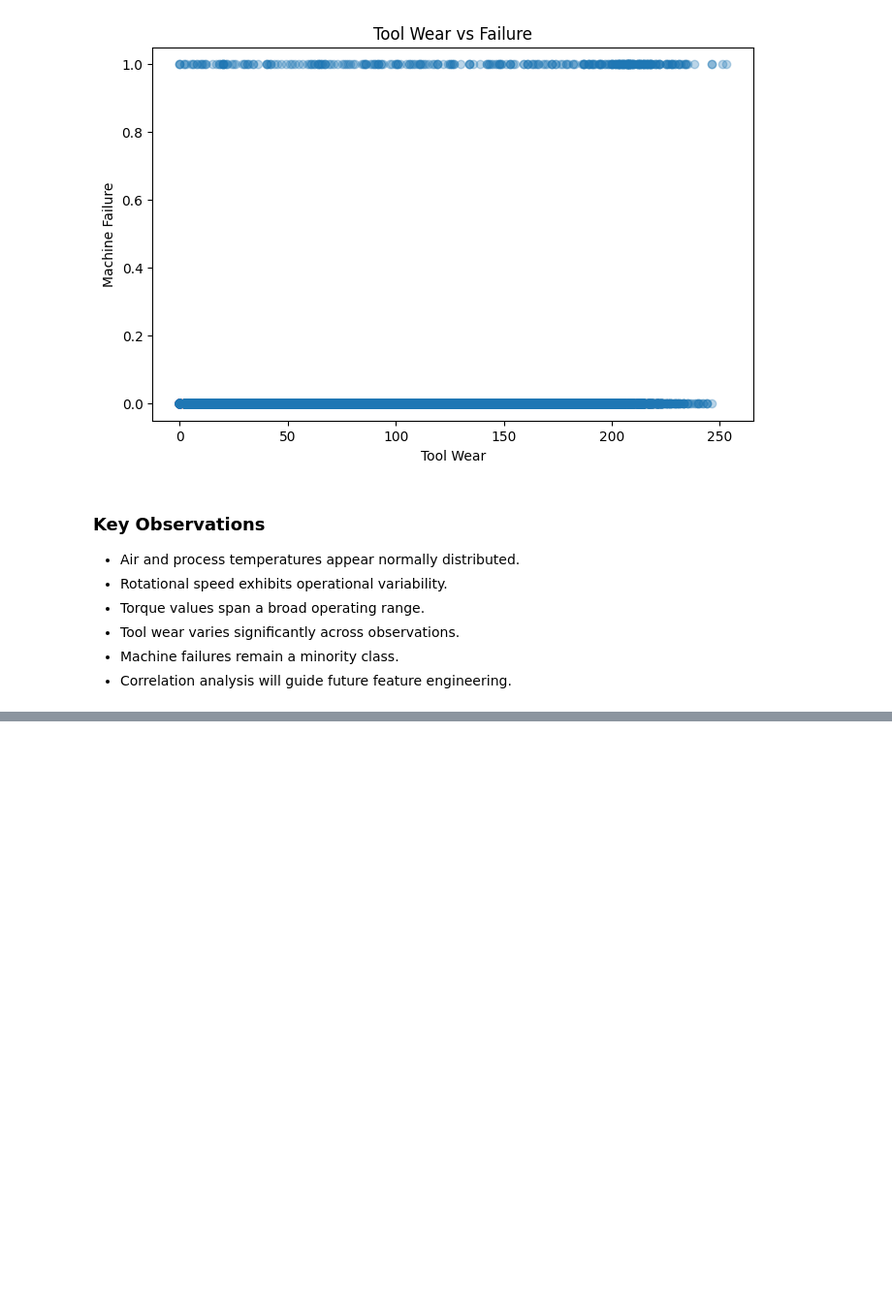
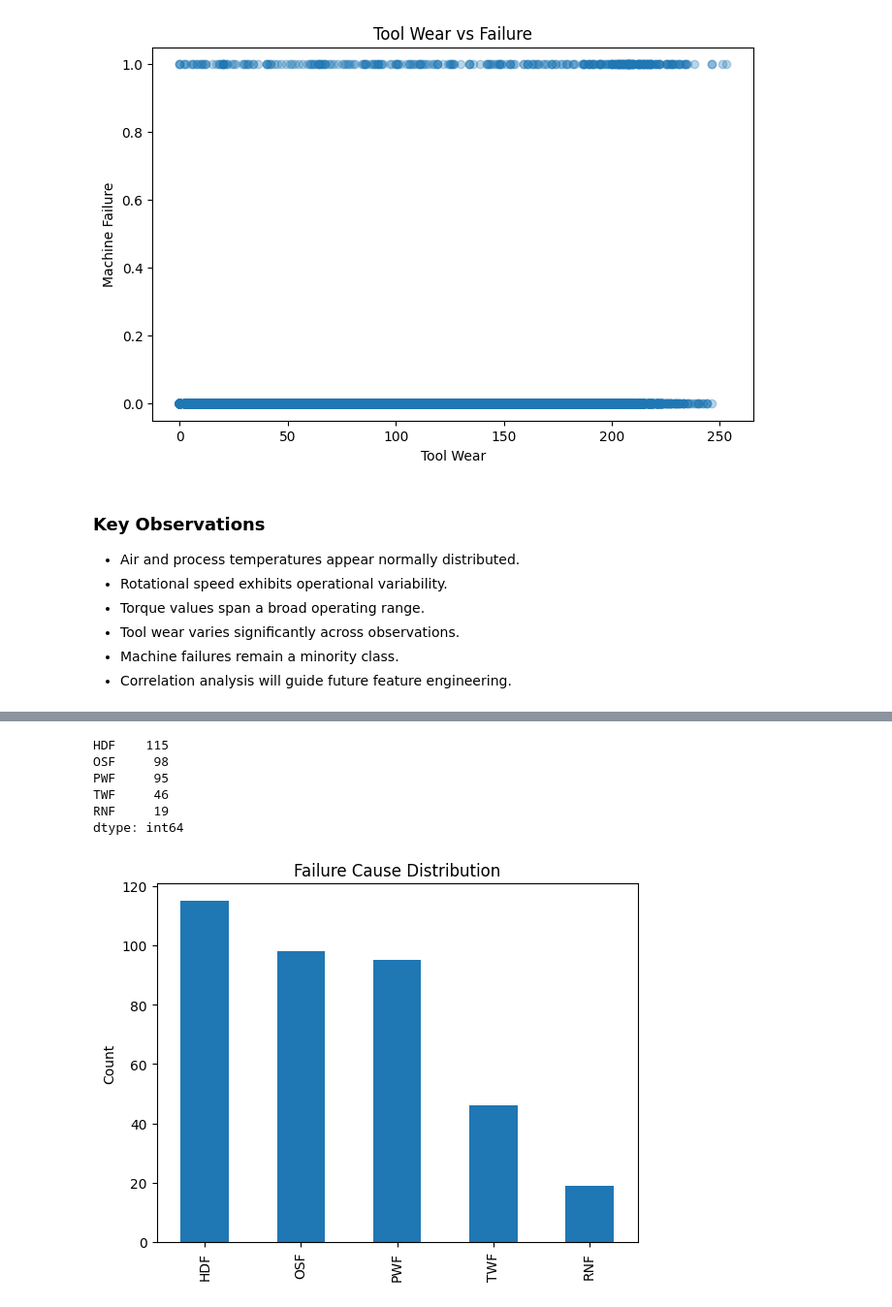
Before and after one commit to snpdsai/predictive-maintenance-contextual-ai, a Jupyter notebook: notebooks/01_data_ingestion.ipynb, the cells around one changed output, grey strips where cells are left out. Shown at 97% size. Cells and saved outputs as stored; diff of their text form; code cells hidden in the pictures; blank space fills up the shorter version.

Commit message:
Analyze machine failure patterns and failure modes

```diff
--- a/notebooks/01_data_ingestion.ipynb
+++ b/notebooks/01_data_ingestion.ipynb
@@ -360,0 +438,21 @@ plt.show()
+# %%
+failure_causes = df[["TWF", "HDF", "PWF", "OSF", "RNF"]].sum()
+
+failure_causes.sort_values(ascending=False)
+# %% [output]
+HDF    115
+OSF     98
+PWF     95
+TWF     46
+RNF     19
+dtype: int64
+# %%
+failure_causes.sort_values(ascending=False).plot(kind="bar")
+
+plt.title("Failure Cause Distribution")
+
+plt.ylabel("Count")
+
+plt.show()
+# %% [output]
+[figure, added]
```
Also changed, not shown: parts of 8 cells of this notebook, 1 other file.
